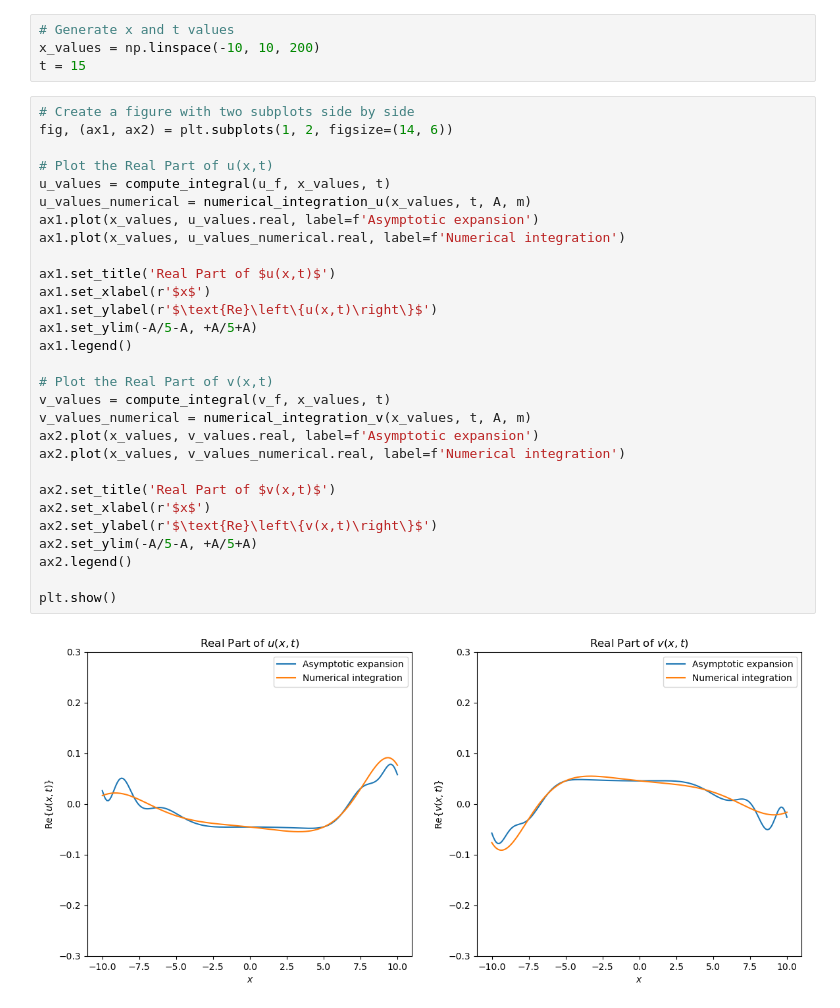
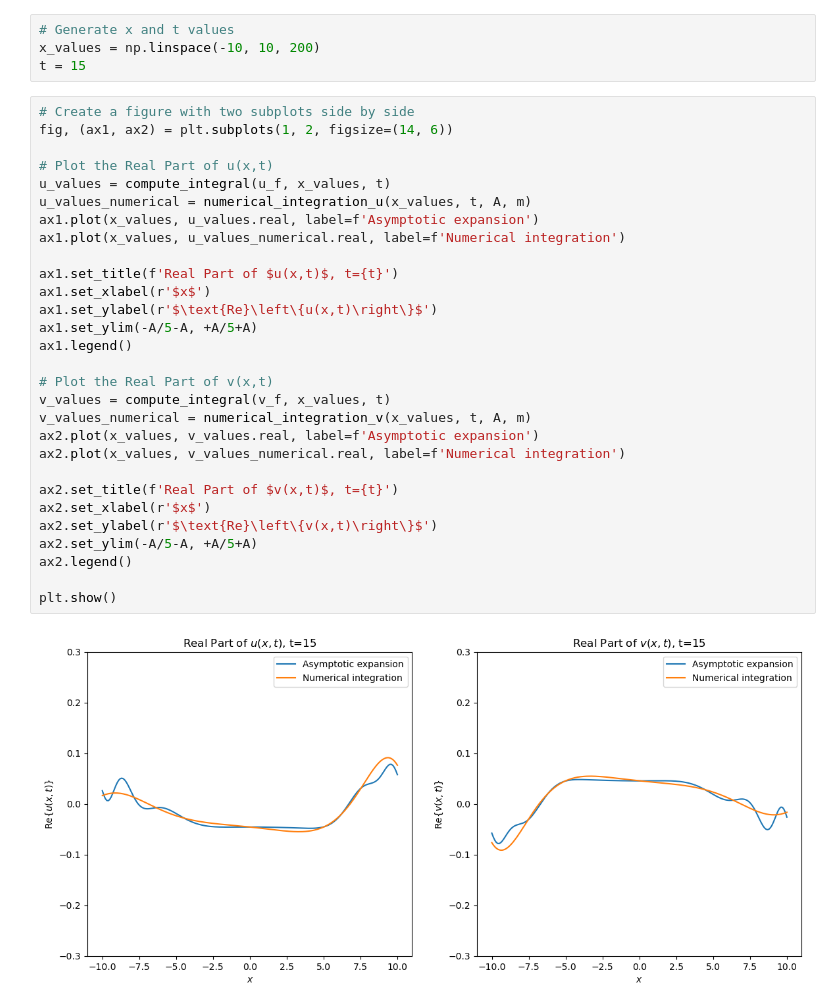
Before and after one commit to brenttsss/mathematical-physics, a Jupyter notebook: Task 2/asymptotic_expansion.ipynb, the cells around one changed output. Drawn from its saved outputs; the diff is of its cells as text.

```diff
--- a/Task 2/asymptotic_expansion.ipynb
+++ b/Task 2/asymptotic_expansion.ipynb
@@ -145,34 +145,34 @@ t = 15
 # %%
 # Create a figure with two subplots side by side
 fig, (ax1, ax2) = plt.subplots(1, 2, figsize=(14, 6))
 
 # Plot the Real Part of u(x,t)
 u_values = compute_integral(u_f, x_values, t)
 u_values_numerical = numerical_integration_u(x_values, t, A, m)
 ax1.plot(x_values, u_values.real, label=f'Asymptotic expansion')
 ax1.plot(x_values, u_values_numerical.real, label=f'Numerical integration')
 
-ax1.set_title('Real Part of $u(x,t)$')
+ax1.set_title(f'Real Part of $u(x,t)$, t={t}')
 ax1.set_xlabel(r'$x$')
 ax1.set_ylabel(r'$\text{Re}\left\{u(x,t)\right\}$')
 ax1.set_ylim(-A/5-A, +A/5+A)
 ax1.legend()
 
 # Plot the Real Part of v(x,t)
 v_values = compute_integral(v_f, x_values, t)
 v_values_numerical = numerical_integration_v(x_values, t, A, m)
 ax2.plot(x_values, v_values.real, label=f'Asymptotic expansion')
 ax2.plot(x_values, v_values_numerical.real, label=f'Numerical integration')
 
-ax2.set_title('Real Part of $v(x,t)$')
+ax2.set_title(f'Real Part of $v(x,t)$, t={t}')
 ax2.set_xlabel(r'$x$')
 ax2.set_ylabel(r'$\text{Re}\left\{v(x,t)\right\}$')
 ax2.set_ylim(-A/5-A, +A/5+A)
 ax2.legend()
 
 plt.show()
 # %% [output]
-[figure, old version]
+[figure, new version]
 # %%
 # Create a figure with two subplots side by side
 fig, (ax1, ax2) = plt.subplots(1, 2, figsize=(14, 6))
```
Also changed, not shown: parts of 6 cells of this notebook, 2 other files.
